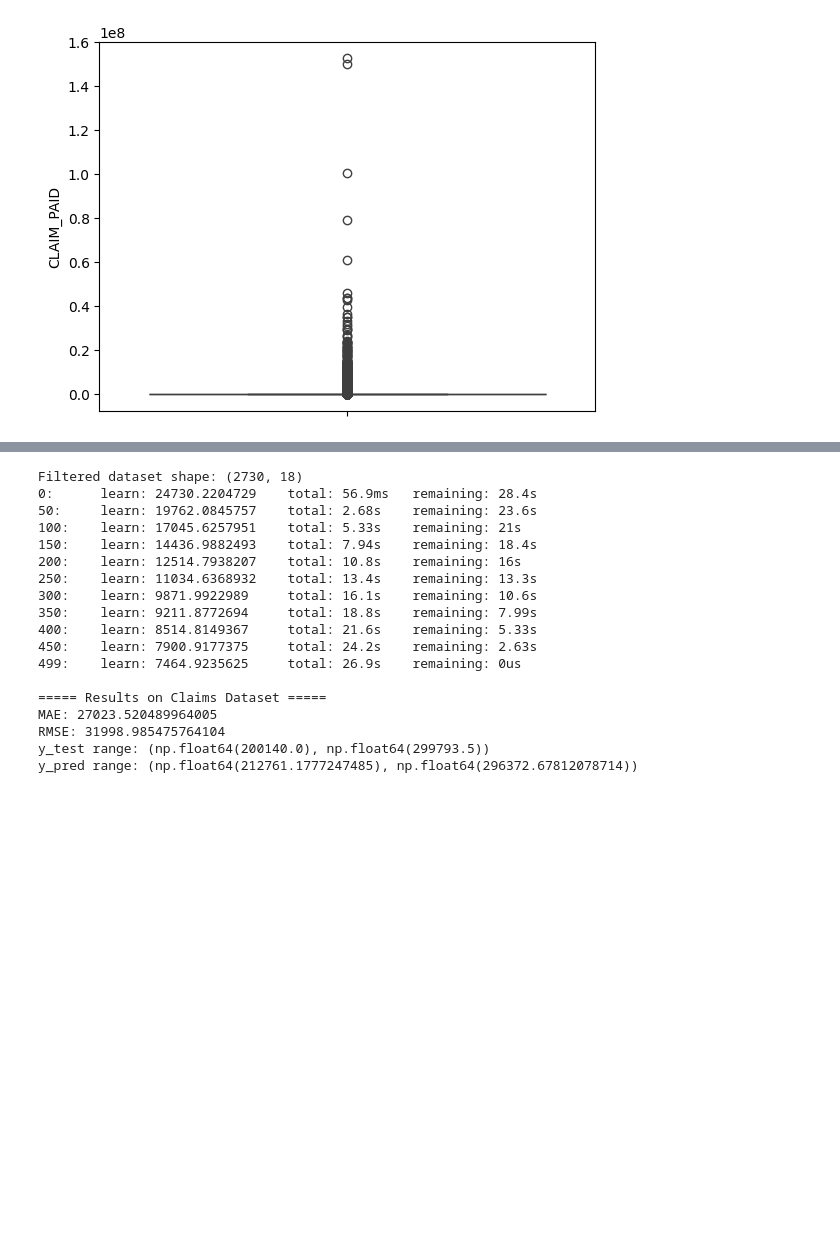
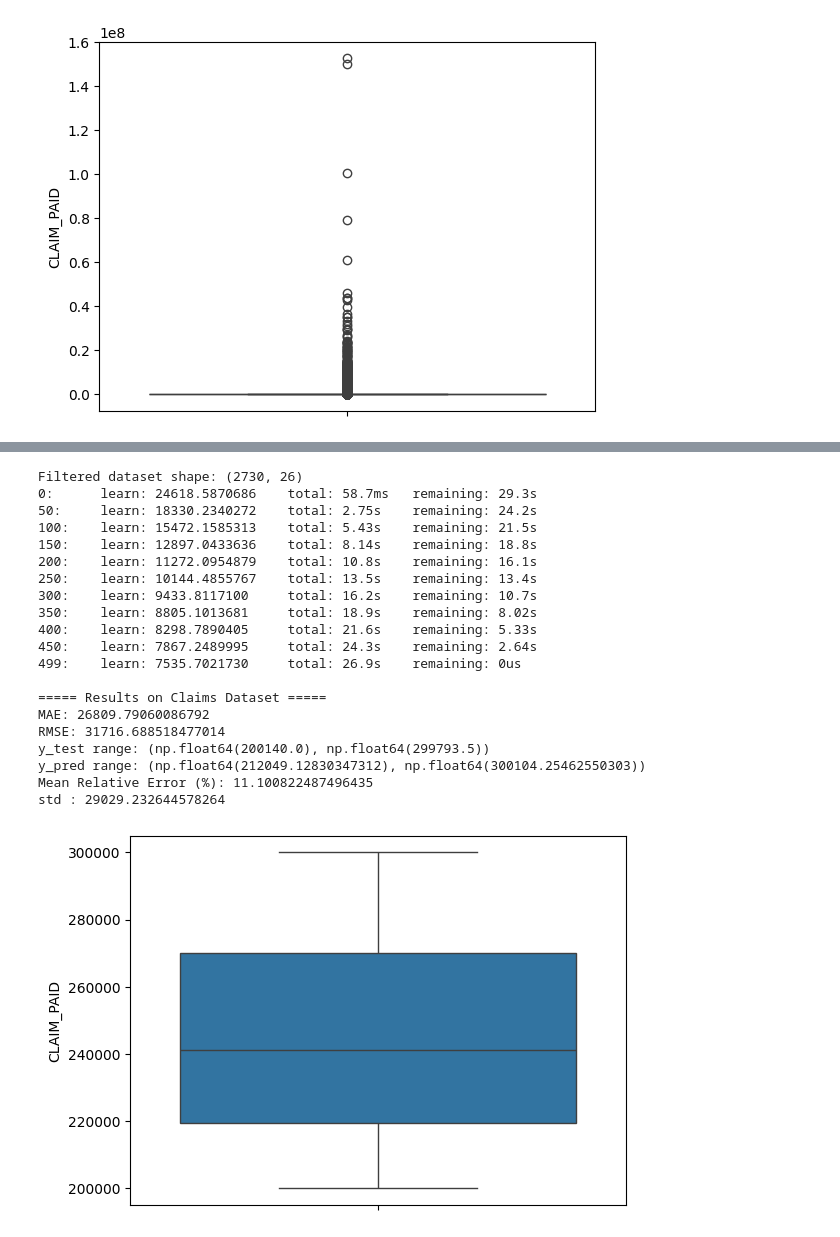
Before and after one commit to mehdighelich1379/insurAI, a Jupyter notebook: notebook/Vehicle_Insurance.ipynb, the cells around one changed output, grey strips where cells are left out. Drawn from its saved outputs; the diff is of its cells as text; code cells hidden in the pictures; blank space fills up the shorter version.

```diff
--- a/notebook/Vehicle_Insurance.ipynb
+++ b/notebook/Vehicle_Insurance.ipynb
@@ -2368,24 +2443,27 @@ y_pred range: (np.float64(20229.784009241448), np.float64(28695.753260078138))
 [figure]
 # %%
 data_filtered = df[(df['CLAIM_PAID'] > 0.2*1000000) & (df['CLAIM_PAID'] < 0.3*1000000)]
-
-model, y_test, y_pred = train_claim_regressor(data_filtered)
+pipeline, y_test, y_pred = train_claim_regressor(data_filtered, test_size=0.2, random_state=42)
+results_reg(data_filtered, y_test, y_pred)
 # %% [output]
-Filtered dataset shape: (2730, 18)
-0:      learn: 24730.2204729    total: 56.9ms   remaining: 28.4s
-50:     learn: 19762.0845757    total: 2.68s    remaining: 23.6s
-100:    learn: 17045.6257951    total: 5.33s    remaining: 21s
-150:    learn: 14436.9882493    total: 7.94s    remaining: 18.4s
-200:    learn: 12514.7938207    total: 10.8s    remaining: 16s
-250:    learn: 11034.6368932    total: 13.4s    remaining: 13.3s
-300:    learn: 9871.9922989     total: 16.1s    remaining: 10.6s
-350:    learn: 9211.8772694     total: 18.8s    remaining: 7.99s
-400:    learn: 8514.8149367     total: 21.6s    remaining: 5.33s
-450:    learn: 7900.9177375     total: 24.2s    remaining: 2.63s
-499:    learn: 7464.9235625     total: 26.9s    remaining: 0us
+Filtered dataset shape: (2730, 26)
+0:      learn: 24618.5870686    total: 58.7ms   remaining: 29.3s
+50:     learn: 18330.2340272    total: 2.75s    remaining: 24.2s
+100:    learn: 15472.1585313    total: 5.43s    remaining: 21.5s
+150:    learn: 12897.0433636    total: 8.14s    remaining: 18.8s
+200:    learn: 11272.0954879    total: 10.8s    remaining: 16.1s
+250:    learn: 10144.4855767    total: 13.5s    remaining: 13.4s
+300:    learn: 9433.8117100     total: 16.2s    remaining: 10.7s
+350:    learn: 8805.1013681     total: 18.9s    remaining: 8.02s
+400:    learn: 8298.7890405     total: 21.6s    remaining: 5.33s
+450:    learn: 7867.2489995     total: 24.3s    remaining: 2.64s
+499:    learn: 7535.7021730     total: 26.9s    remaining: 0us
 
 ===== Results on Claims Dataset =====
-MAE: 27023.520489964005
-RMSE: 31998.985475764104
+MAE: 26809.79060086792
+RMSE: 31716.688518477014
 y_test range: (np.float64(200140.0), np.float64(299793.5))
-y_pred range: (np.float64(212761.1777247485), np.float64(296372.67812078714))
+y_pred range: (np.float64(212049.12830347312), np.float64(300104.25462550303))
+Mean Relative Error (%): 11.100822487496435
+std : 29029.232644578264
+[figure, added]
```
Also changed, not shown: parts of 12 cells of this notebook.
